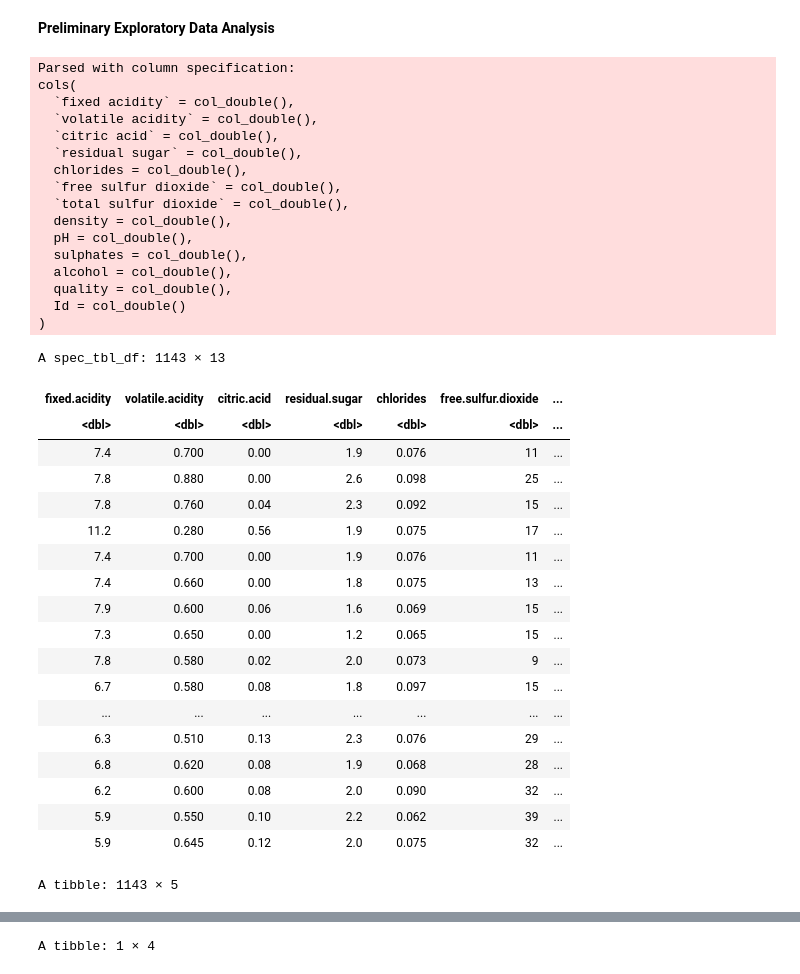
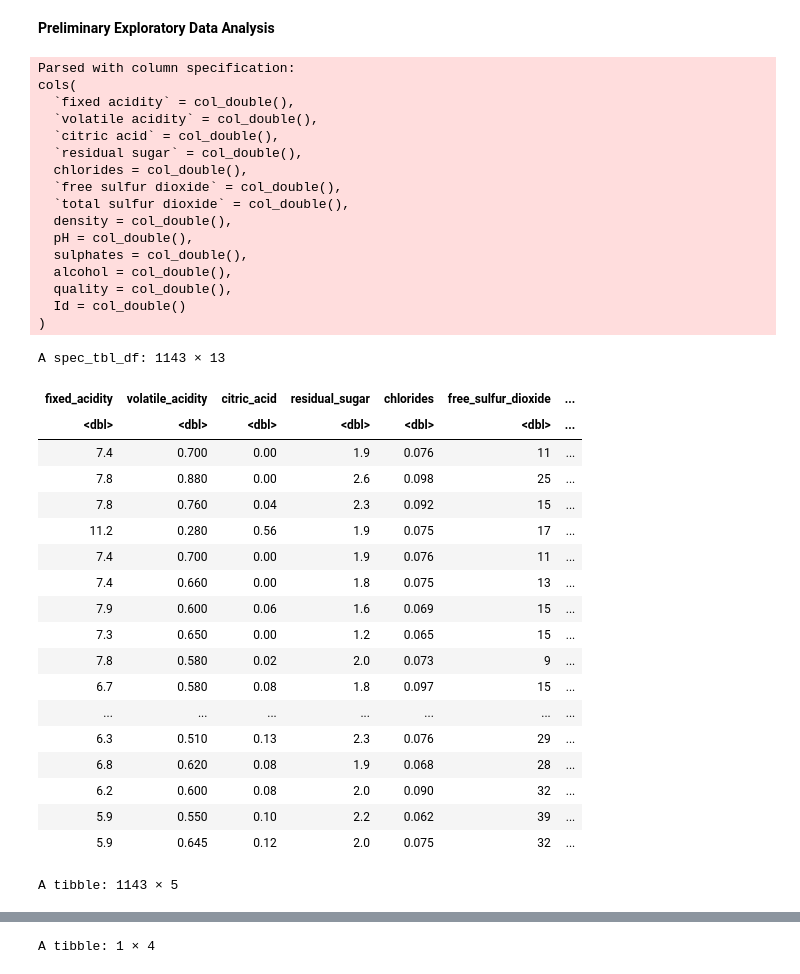
Before and after one commit to allisonml/DSCI-Proposal, a Jupyter notebook: Untitled.ipynb, the cells around one changed output, grey strips where cells are left out. Cells and saved outputs as stored; diff of their text form; code cells hidden in the pictures.

```diff
--- a/Untitled.ipynb
+++ b/Untitled.ipynb
@@ -6,33 +6,34 @@ library(tidyverse)
 library(tidymodels)
 # %%
 data <- read_csv("https://raw.githubusercontent.com/allisonml/Wine-Data/main/WineQT.csv")
-names(data) <- make.names(colnames(data))
+names(data) <- gsub(" ", "_", colnames(data))
+
 data
 
 relevant_data <- data %>%
-    select(fixed.acidity, citric.acid, residual.sugar, alcohol, quality) %>%
+    select(fixed_acidity, citric_acid, residual_sugar, alcohol, quality) %>%
     mutate(quality=as.factor(quality))
 
 relevant_data
 # %% [output]
 Parsed with column specification:
 cols(
   `fixed acidity` = col_double(),
   `volatile acidity` = col_double(),
   `citric acid` = col_double(),
   `residual sugar` = col_double(),
   chlorides = col_double(),
   `free sulfur dioxide` = col_double(),
   `total sulfur dioxide` = col_double(),
   density = col_double(),
   pH = col_double(),
   sulphates = col_double(),
   alcohol = col_double(),
   quality = col_double(),
   Id = col_double()
 )
 A spec_tbl_df: 1143 × 13
-| fixed.acidity | volatile.acidity | citric.acid | residual.sugar | chlorides | free.sulfur.dioxide | ... |
+| fixed_acidity | volatile_acidity | citric_acid | residual_sugar | chlorides | free_sulfur_dioxide | ... |
 | <dbl> | <dbl> | <dbl> | <dbl> | <dbl> | <dbl> | ... |
 | 7.4 | 0.700 | 0.00 | 1.9 | 0.076 | 11 | ... |
 | 7.8 | 0.880 | 0.00 | 2.6 | 0.098 | 25 | ... |
```
Also changed, not shown: parts of 4 cells of this notebook.
